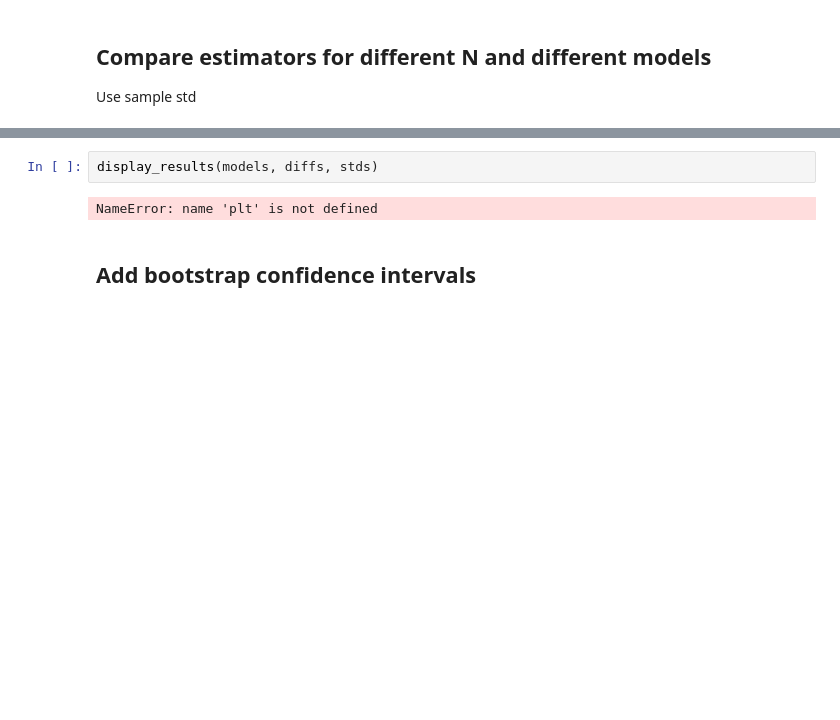
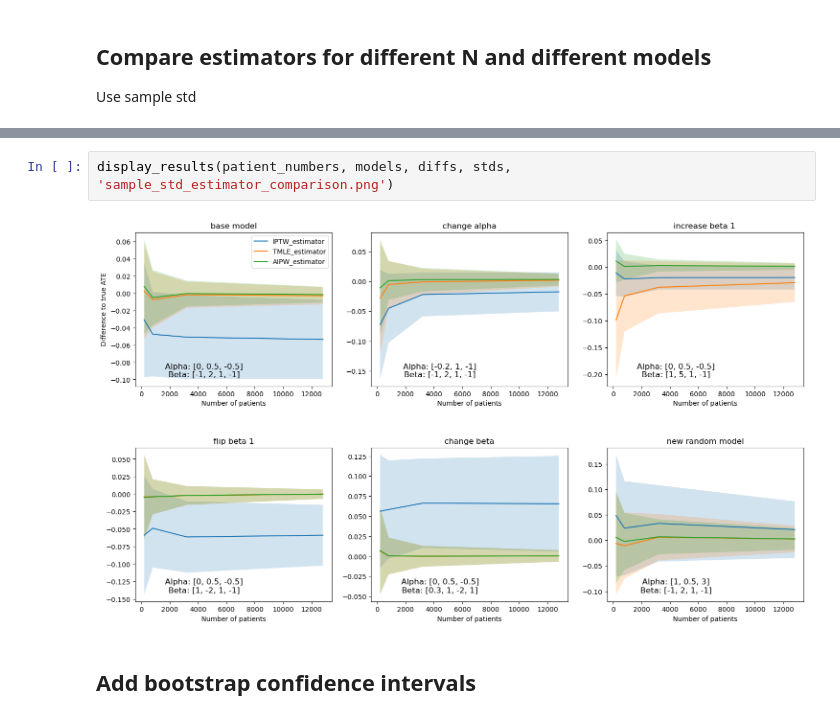
Before and after one commit to kirilklein/ehr2vec, a Jupyter notebook: ehr2vec/notebooks/tmle_binary.ipynb, the cells around one changed output, grey strips where cells are left out. Saved outputs shown, nothing was run; the diff lists cells and outputs as text; blank space fills up the shorter version.

```diff
--- a/ehr2vec/notebooks/tmle_binary.ipynb
+++ b/ehr2vec/notebooks/tmle_binary.ipynb
@@ -123,7 +125,7 @@ n=100 n=400 n=800
 # %%
-display_results(models, diffs, stds)
+display_results(patient_numbers, models, diffs, stds, 'sample_std_estimator_comparison.png')
 # %% [output]
-NameError: name 'plt' is not defined
+[figure, added]
 # %% [markdown]
 ## Add bootstrap confidence intervals
 # %%
```
Also changed, not shown: parts of 4 cells of this notebook, 3 other files.
